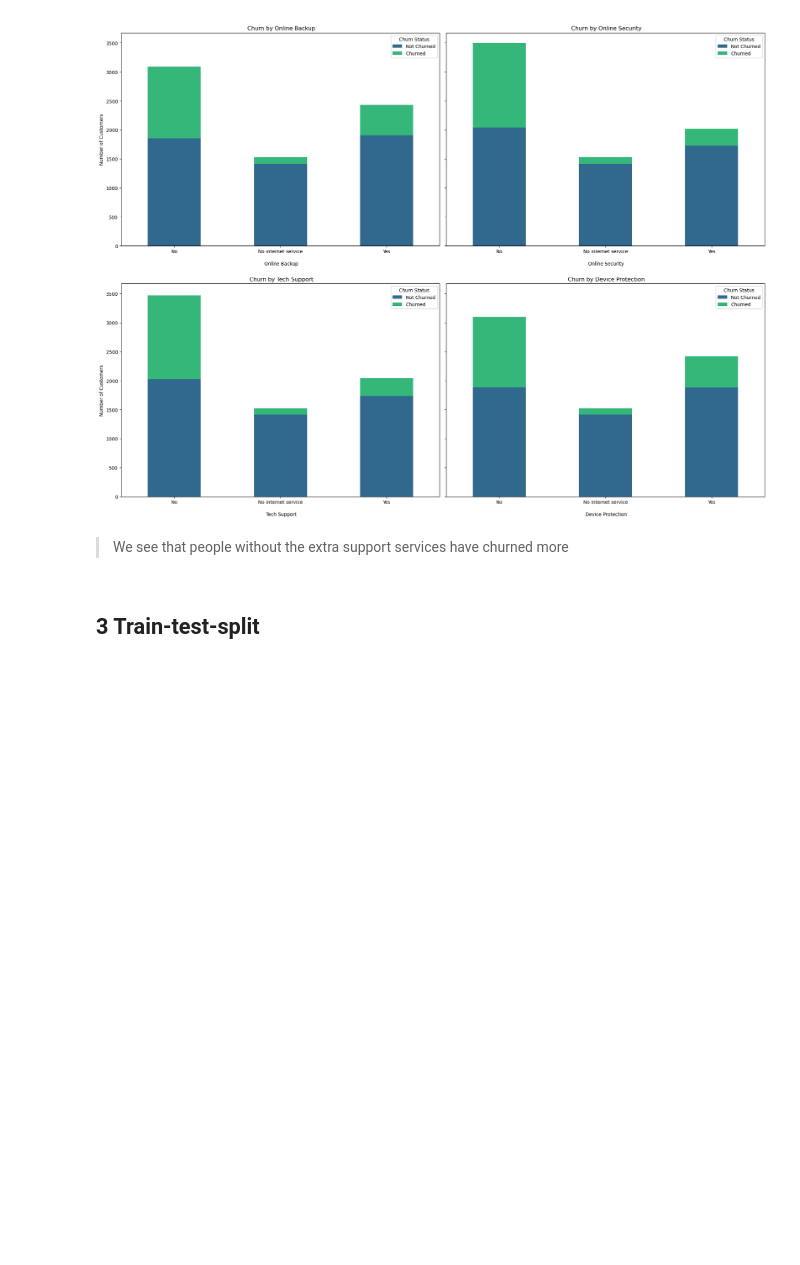
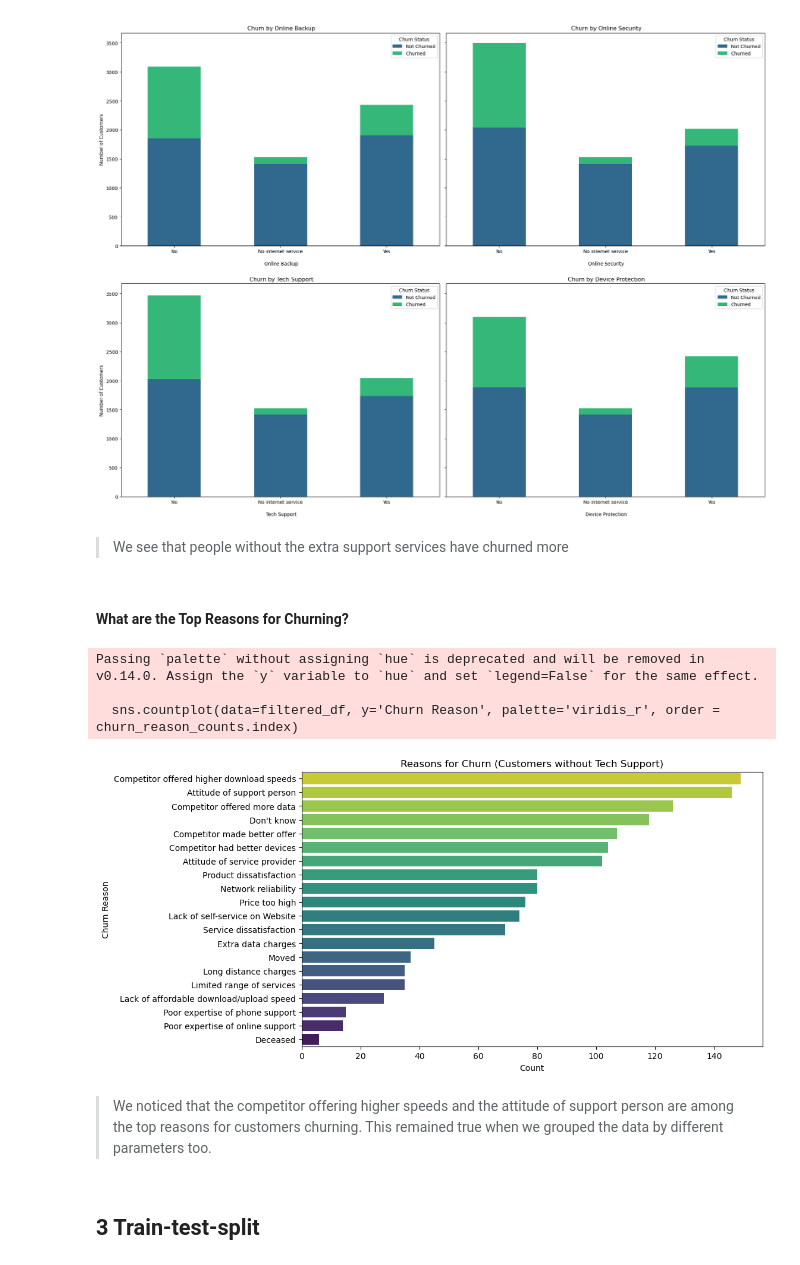
Before and after one commit to ldearlove/Digital-Futures-Swan-Project, a Jupyter notebook: White Swan.ipynb, the cells around one changed output. Drawn from its saved outputs; the diff is of its cells as text; code cells hidden in the pictures; blank space fills up the shorter version.

```diff
--- a/White Swan.ipynb
+++ b/White Swan.ipynb
@@ -311,6 +248,25 @@ plt.show()
 [figure]
 # %% [markdown]
 > We see that people without the extra support services have churned more
+# %% [markdown]
+\
+**What are the Top Reasons for Churning?**
+# %%
+filtered_df = df[(df['Tech Support'] == 'No') & (df['Churn Value'] == 1)]
+churn_reason_counts = filtered_df['Churn Reason'].value_counts().sort_values(ascending=False)
+plt.figure(figsize=(10, 6))
+sns.countplot(data=filtered_df, y='Churn Reason', palette='viridis_r', order = churn_reason_counts.index)
+plt.title('Reasons for Churn (Customers without Tech Support)')
+plt.xlabel('Count')
+plt.ylabel('Churn Reason')
+plt.show()
+# %% [output]
+Passing `palette` without assigning `hue` is deprecated and will be removed in v0.14.0. Assign the `y` variable to `hue` and set `legend=False` for the same effect.
+
+  sns.countplot(data=filtered_df, y='Churn Reason', palette='viridis_r', order = churn_reason_counts.index)
+[figure, added]
+# %% [markdown]
+> We noticed that the competitor offering higher speeds and the attitude of support person are among the top reasons for customers churning. This remained true when we grouped the data by different parameters too.
 # %% [markdown]
 ## **3** Train-test-split <a class="anchor" id="3"></a>
 # %%
```
Also changed, not shown: parts of 40 cells of this notebook.
